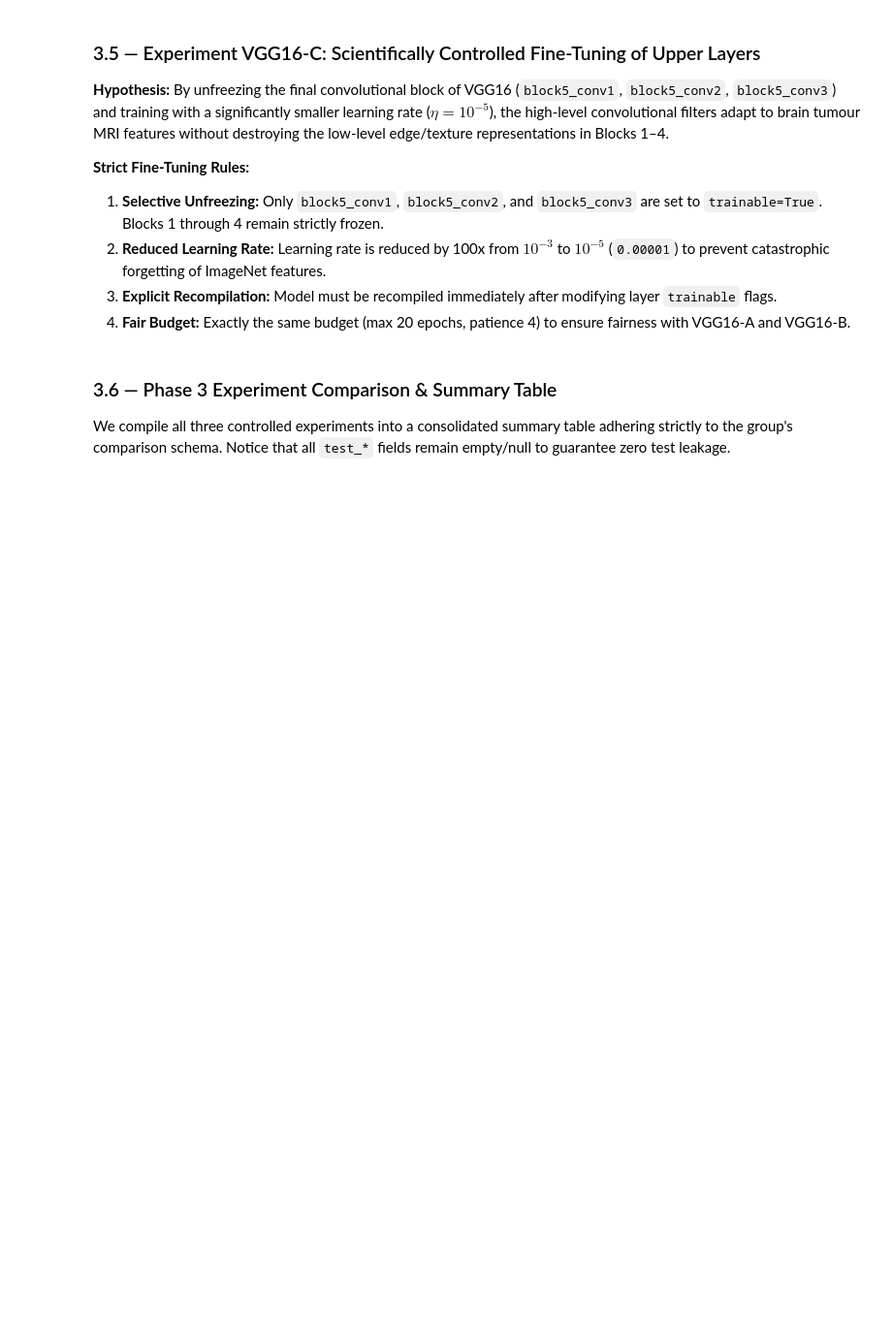
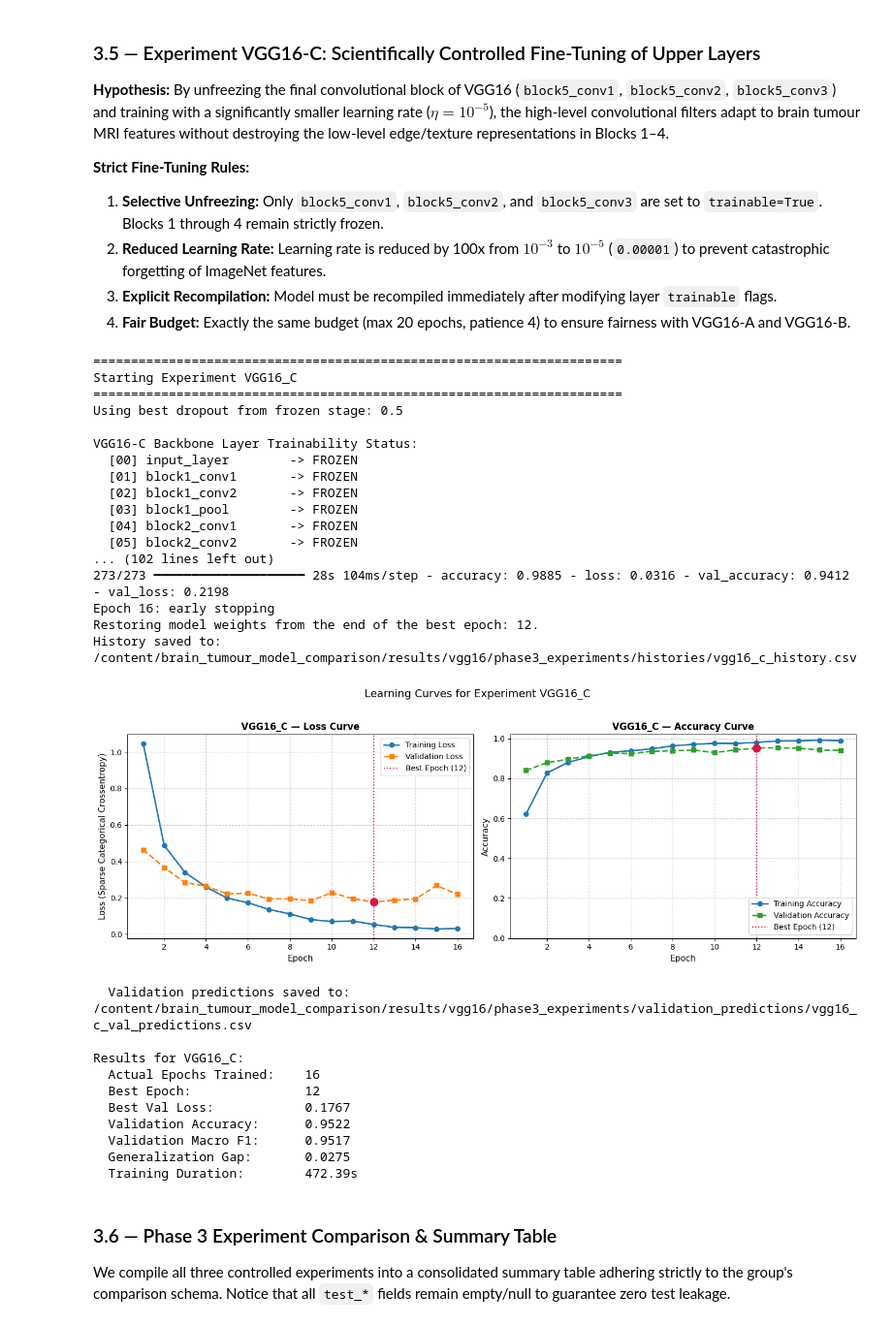
Before and after one commit to ramzyhafeel/brain_tumour_model_comparison, a Jupyter notebook: notebooks/02_vgg16.ipynb, the cells around one changed output. Shown at 97% size. Saved outputs shown, nothing was run; the diff lists cells and outputs as text; code cells hidden in the pictures; blank space fills up the shorter version.

```diff
--- a/notebooks/02_vgg16.ipynb
+++ b/notebooks/02_vgg16.ipynb
@@ -1573,34 +2006,63 @@ print(f"\nResults for {EXP_C_ID}:")
 print(f"  Actual Epochs Trained:    {len(history_vgg16_c.history['loss'])}")
 print(f"  Best Epoch:               {best_epoch_c}")
 print(f"  Best Val Loss:            {best_val_loss_c:.4f}")
 print(f"  Validation Accuracy:      {eval_c['validation_accuracy']:.4f}")
 print(f"  Validation Macro F1:      {eval_c['validation_macro_f1']:.4f}")
 print(f"  Generalization Gap:       {gap_c:.4f}")
 print(f"  Training Duration:        {duration_c:.2f}s")
 
 # Save experiment config
 config_c = {
     "experiment_id": EXP_C_ID,
     "description": "Fine-tuned VGG16 (Block 5 unfrozen) + GAP + Dense(256) + Dropout(selected)",
     "backbone_trainable": True,
     "fine_tuned_layers": fine_tune_layer_names,
     "dropout": selected_dropout,
     "optimizer": "Adam",
     "learning_rate": LR_C,
     "max_epochs": MAX_EPOCHS,
     "actual_epochs": len(history_vgg16_c.history["loss"]),
     "best_epoch": best_epoch_c,
     "best_val_loss": best_val_loss_c,
     "validation_accuracy": eval_c["validation_accuracy"],
     "validation_macro_f1": eval_c["validation_macro_f1"],
     "generalization_gap": gap_c,
     "training_duration_seconds": duration_c,
     "total_parameters": int(params_c_total),
     "trainable_parameters": int(params_c_trainable),
     "seed": SEED
 }
 with open(os.path.join(CONFIGS_DIR, "vgg16_c_config.json"), "w") as f:
-    json.dump(config_c, f, indent=4, default=json_safe)
+    json.dump(config_c, f, indent=4)
+# %% [output]
+======================================================================
+Starting Experiment VGG16_C
+======================================================================
+Using best dropout from frozen stage: 0.5
+
+VGG16-C Backbone Layer Trainability Status:
+  [00] input_layer        -> FROZEN
+  [01] block1_conv1       -> FROZEN
+  [02] block1_conv2       -> FROZEN
+  [03] block1_pool        -> FROZEN
+  [04] block2_conv1       -> FROZEN
+  [05] block2_conv2       -> FROZEN
+... (102 lines left out)
+273/273 ━━━━━━━━━━━━━━━━━━━━ 28s 104ms/step - accuracy: 0.9885 - loss: 0.0316 - val_accuracy: 0.9412 - val_loss: 0.2198
+Epoch 16: early stopping
+Restoring model weights from the end of the best epoch: 12.
+History saved to: /content/brain_tumour_model_comparison/results/vgg16/phase3_experiments/histories/vgg16_c_history.csv
+[figure, added]
+  Validation predictions saved to: /content/brain_tumour_model_comparison/results/vgg16/phase3_experiments/validation_predictions/vgg16_c_val_predictions.csv
+
+Results for VGG16_C:
+  Actual Epochs Trained:    16
+  Best Epoch:               12
+  Best Val Loss:            0.1767
+  Validation Accuracy:      0.9522
+  Validation Macro F1:      0.9517
+  Generalization Gap:       0.0275
+  Training Duration:        472.39s
 # %% [markdown]
 ### 3.6 — Phase 3 Experiment Comparison & Summary Table
 
```
Also changed, not shown: parts of 58 cells of this notebook.
